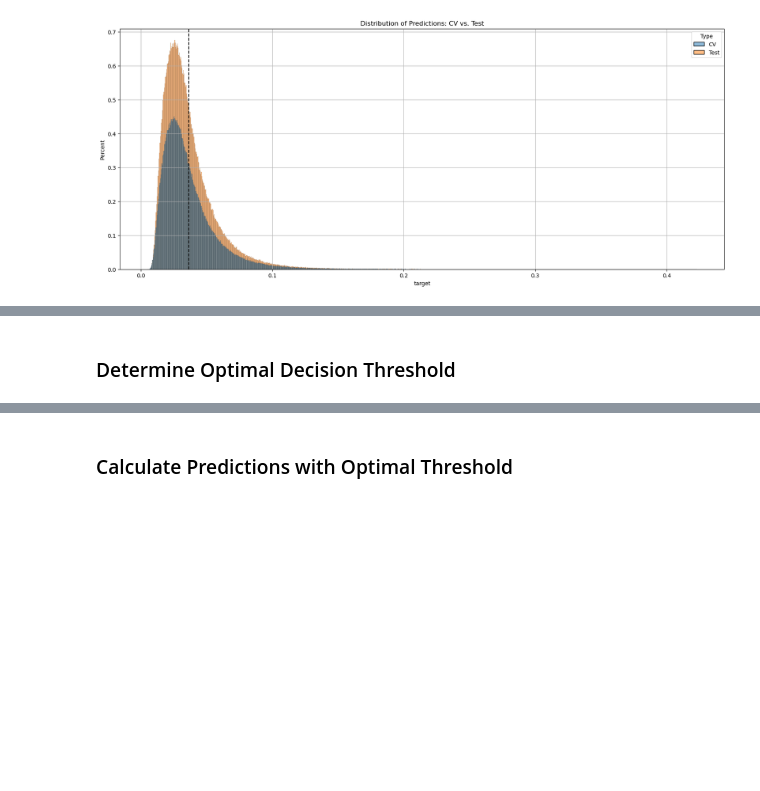
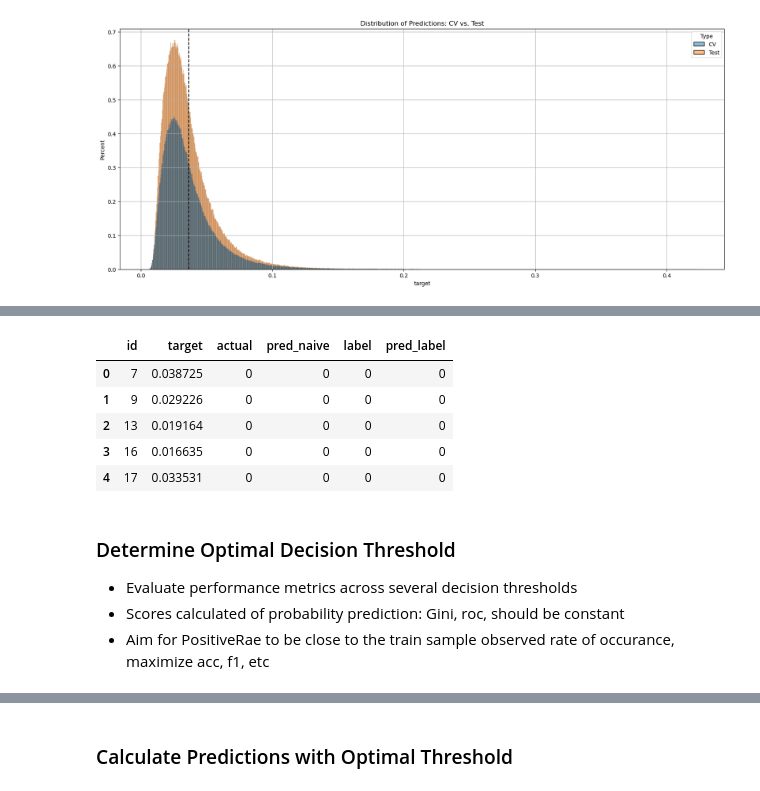
Before and after one commit to RickArko/ami-porto, a Jupyter notebook: Model.ipynb, the cells around one changed output, grey strips where cells are left out. Saved outputs shown, nothing was run; the diff lists cells and outputs as text; code cells hidden in the pictures; blank space fills up the shorter version.

```diff
--- a/Model.ipynb
+++ b/Model.ipynb
@@ -282,5 +253,18 @@ for thresh in [.02, .03, .05, .1, .15, .20,]:
+# %%
+dfscore.head()
+# %% [output]
+|  | id | target | actual | pred_naive | label | pred_label |
+| 0 | 7 | 0.038725 | 0 | 0 | 0 | 0 |
+| 1 | 9 | 0.029226 | 0 | 0 | 0 | 0 |
+| 2 | 13 | 0.019164 | 0 | 0 | 0 | 0 |
+| 3 | 16 | 0.016635 | 0 | 0 | 0 | 0 |
+| 4 | 17 | 0.033531 | 0 | 0 | 0 | 0 |
 # %% [markdown]
 ### Determine Optimal Decision Threshold
+
+- Evaluate performance metrics across several decision thresholds
+- Scores calculated of probability prediction: Gini, roc, should be constant
+- Aim for PositiveRae to be close to the train sample observed rate of occurance, maximize acc, f1, etc
 # %%
 res = []
 
```
Also changed, not shown: parts of 14 cells of this notebook, 3 other files.
